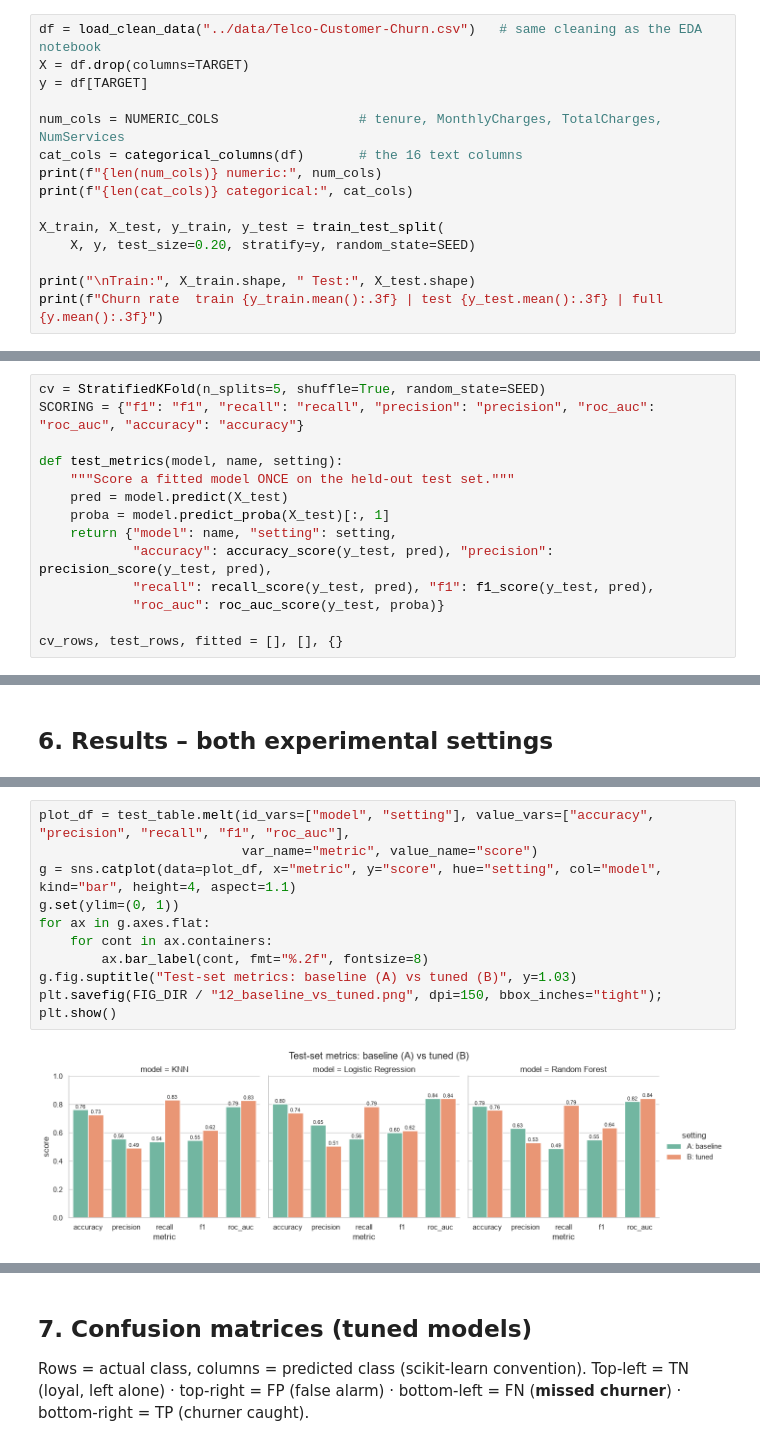
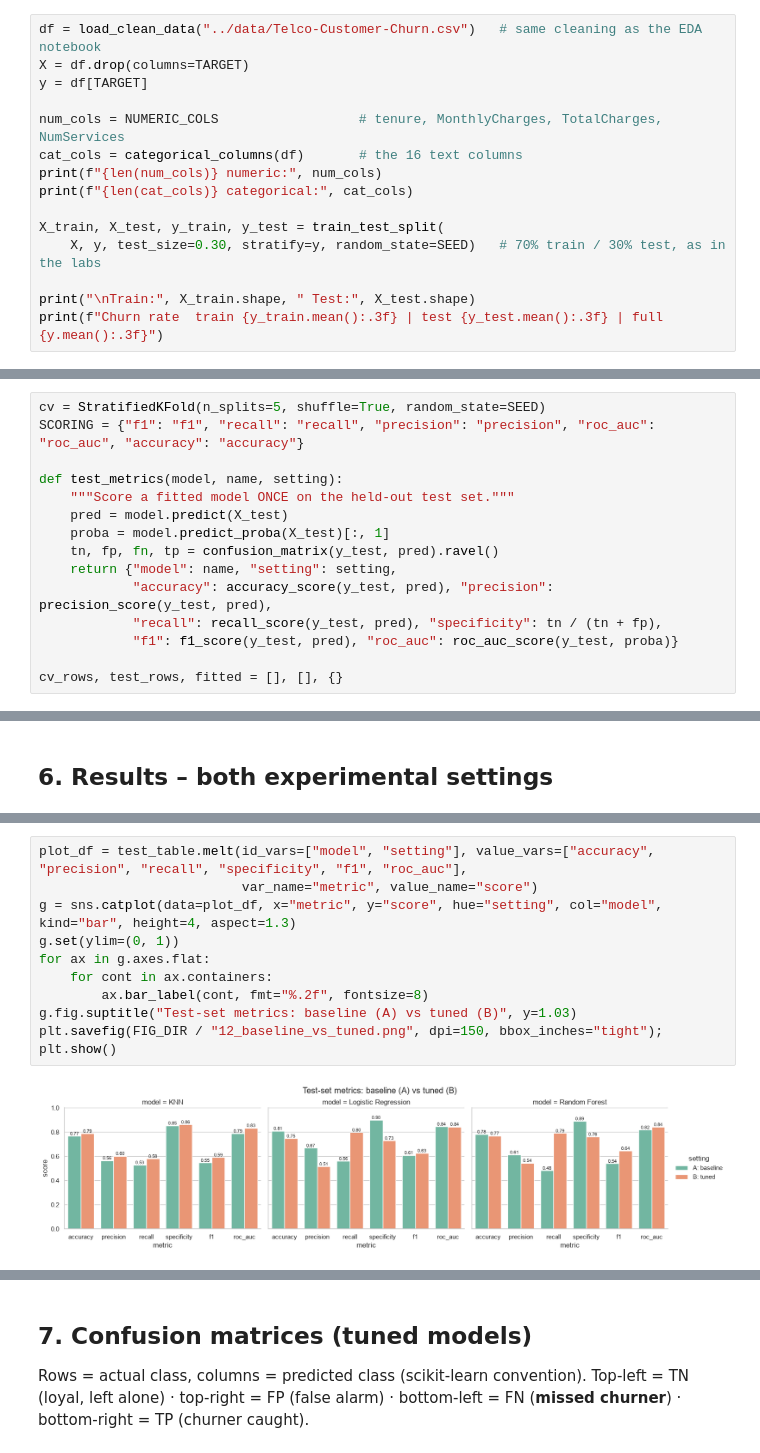
Before and after one commit to yunuxbro/telco-churn-cm2604, a Jupyter notebook: notebooks/02_Models.ipynb, the cells around one changed output, grey strips where cells are left out. Cells and saved outputs as stored; diff of their text form.

```diff
--- a/notebooks/02_Models.ipynb
+++ b/notebooks/02_Models.ipynb
@@ -63,7 +63,7 @@ print(f"{len(num_cols)} numeric:", num_cols)
 print(f"{len(cat_cols)} categorical:", cat_cols)
 
 X_train, X_test, y_train, y_test = train_test_split(
-    X, y, test_size=0.20, stratify=y, random_state=SEED)
+    X, y, test_size=0.30, stratify=y, random_state=SEED)   # 70% train / 30% test, as in the labs
 
 print("\nTrain:", X_train.shape, " Test:", X_test.shape)
 print(f"Churn rate  train {y_train.mean():.3f} | test {y_test.mean():.3f} | full {y.mean():.3f}")
@@ -126,10 +132,11 @@ def test_metrics(model, name, setting):
     """Score a fitted model ONCE on the held-out test set."""
     pred = model.predict(X_test)
     proba = model.predict_proba(X_test)[:, 1]
+    tn, fp, fn, tp = confusion_matrix(y_test, pred).ravel()
     return {"model": name, "setting": setting,
             "accuracy": accuracy_score(y_test, pred), "precision": precision_score(y_test, pred),
-            "recall": recall_score(y_test, pred), "f1": f1_score(y_test, pred),
-            "roc_auc": roc_auc_score(y_test, proba)}
+            "recall": recall_score(y_test, pred), "specificity": tn / (tn + fp),
+            "f1": f1_score(y_test, pred), "roc_auc": roc_auc_score(y_test, proba)}
 
 cv_rows, test_rows, fitted = [], [], {}
 # %% [markdown]
@@ -330,12 +337,12 @@ Final scores on the untouched TEST set (1,409 customers)
 # %%
-plot_df = test_table.melt(id_vars=["model", "setting"], value_vars=["accuracy", "precision", "recall", "f1", "roc_auc"],
+plot_df = test_table.melt(id_vars=["model", "setting"], value_vars=["accuracy", "precision", "recall", "specificity", "f1", "roc_auc"],
                           var_name="metric", value_name="score")
-g = sns.catplot(data=plot_df, x="metric", y="score", hue="setting", col="model", kind="bar", height=4, aspect=1.1)
+g = sns.catplot(data=plot_df, x="metric", y="score", hue="setting", col="model", kind="bar", height=4, aspect=1.3)
 g.set(ylim=(0, 1))
 for ax in g.axes.flat:
     for cont in ax.containers:
         ax.bar_label(cont, fmt="%.2f", fontsize=8)
 g.fig.suptitle("Test-set metrics: baseline (A) vs tuned (B)", y=1.03)
 plt.savefig(FIG_DIR / "12_baseline_vs_tuned.png", dpi=150, bbox_inches="tight"); plt.show()
 # %% [output]
-[figure, old version]
+[figure, new version]
```
Also changed, not shown: parts of 23 cells of this notebook, 14 other files.
